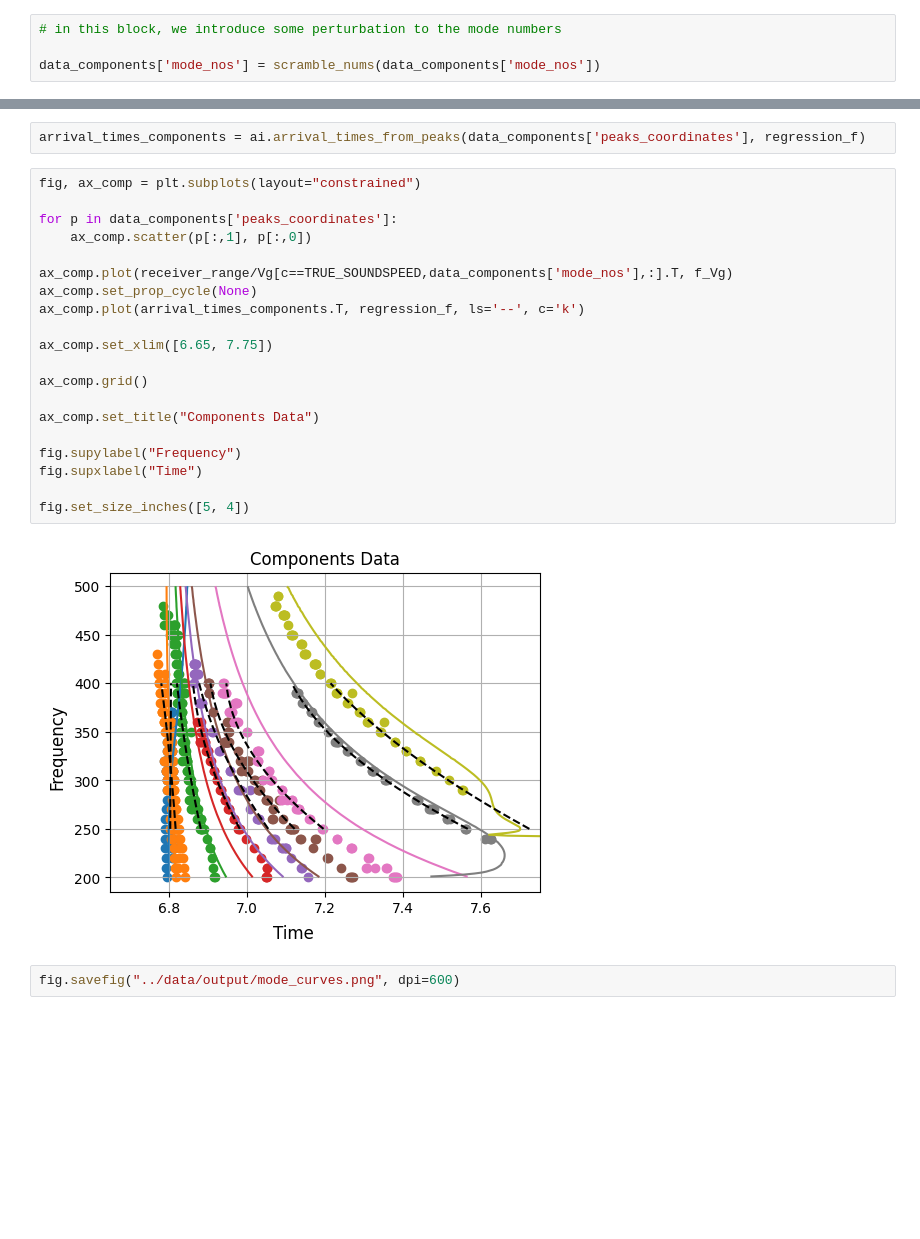
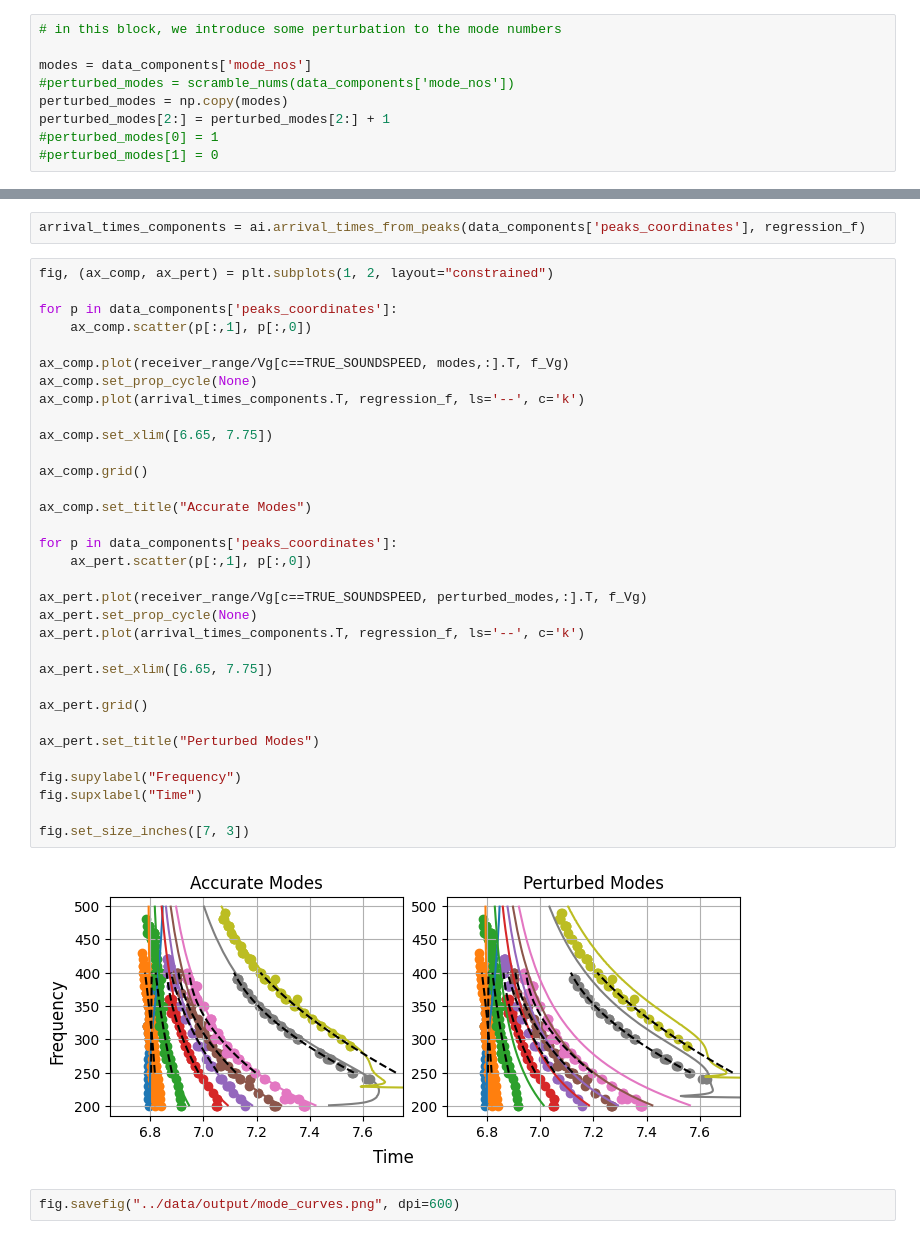
Before and after one commit to danchieta-njit/acoustic-inversion-python, a Jupyter notebook: Notebooks/Acoustic Inversion on perturbed components.ipynb, the cells around one changed output, grey strips where cells are left out. Cells and saved outputs as stored; diff of their text form; blank space fills up the shorter version.

```diff
--- a/Notebooks/Acoustic Inversion on perturbed components.ipynb
+++ b/Notebooks/Acoustic Inversion on perturbed components.ipynb
@@ -31,4 +28,9 @@ data_components['mode_nos'] = data_components['mode_nos'] - 1
 # %%
 # in this block, we introduce some perturbation to the mode numbers
 
-data_components['mode_nos'] = scramble_nums(data_components['mode_nos'])
+modes = data_components['mode_nos']
+#perturbed_modes = scramble_nums(data_components['mode_nos'])
+perturbed_modes = np.copy(modes)
+perturbed_modes[2:] = perturbed_modes[2:] + 1
+#perturbed_modes[0] = 1
+#perturbed_modes[1] = 0
@@ -51,27 +58,40 @@ arrival_times_replica = receiver_range/Vg[...,f_mask]
 # %%
 arrival_times_components = ai.arrival_times_from_peaks(data_components['peaks_coordinates'], regression_f)
 # %%
-fig, ax_comp = plt.subplots(layout="constrained")
+fig, (ax_comp, ax_pert) = plt.subplots(1, 2, layout="constrained")
 
 for p in data_components['peaks_coordinates']:
     ax_comp.scatter(p[:,1], p[:,0])
 
-ax_comp.plot(receiver_range/Vg[c==TRUE_SOUNDSPEED,data_components['mode_nos'],:].T, f_Vg)
+ax_comp.plot(receiver_range/Vg[c==TRUE_SOUNDSPEED, modes,:].T, f_Vg)
 ax_comp.set_prop_cycle(None)
 ax_comp.plot(arrival_times_components.T, regression_f, ls='--', c='k')
 
 ax_comp.set_xlim([6.65, 7.75])
 
 ax_comp.grid()
 
-ax_comp.set_title("Components Data")
+ax_comp.set_title("Accurate Modes")
+
+for p in data_components['peaks_coordinates']:
+    ax_pert.scatter(p[:,1], p[:,0])
+
+ax_pert.plot(receiver_range/Vg[c==TRUE_SOUNDSPEED, perturbed_modes,:].T, f_Vg)
+ax_pert.set_prop_cycle(None)
+ax_pert.plot(arrival_times_components.T, regression_f, ls='--', c='k')
+
+ax_pert.set_xlim([6.65, 7.75])
+
+ax_pert.grid()
+
+ax_pert.set_title("Perturbed Modes")
 
 fig.supylabel("Frequency")
 fig.supxlabel("Time")
 
-fig.set_size_inches([5, 4])
+fig.set_size_inches([7, 3])
 # %% [output]
-[figure, old version]
+[figure, new version]
 # %%
 fig.savefig("../data/output/mode_curves.png", dpi=600)
 # %%
```
Also changed, not shown: parts of 15 cells of this notebook, 9 other files.
